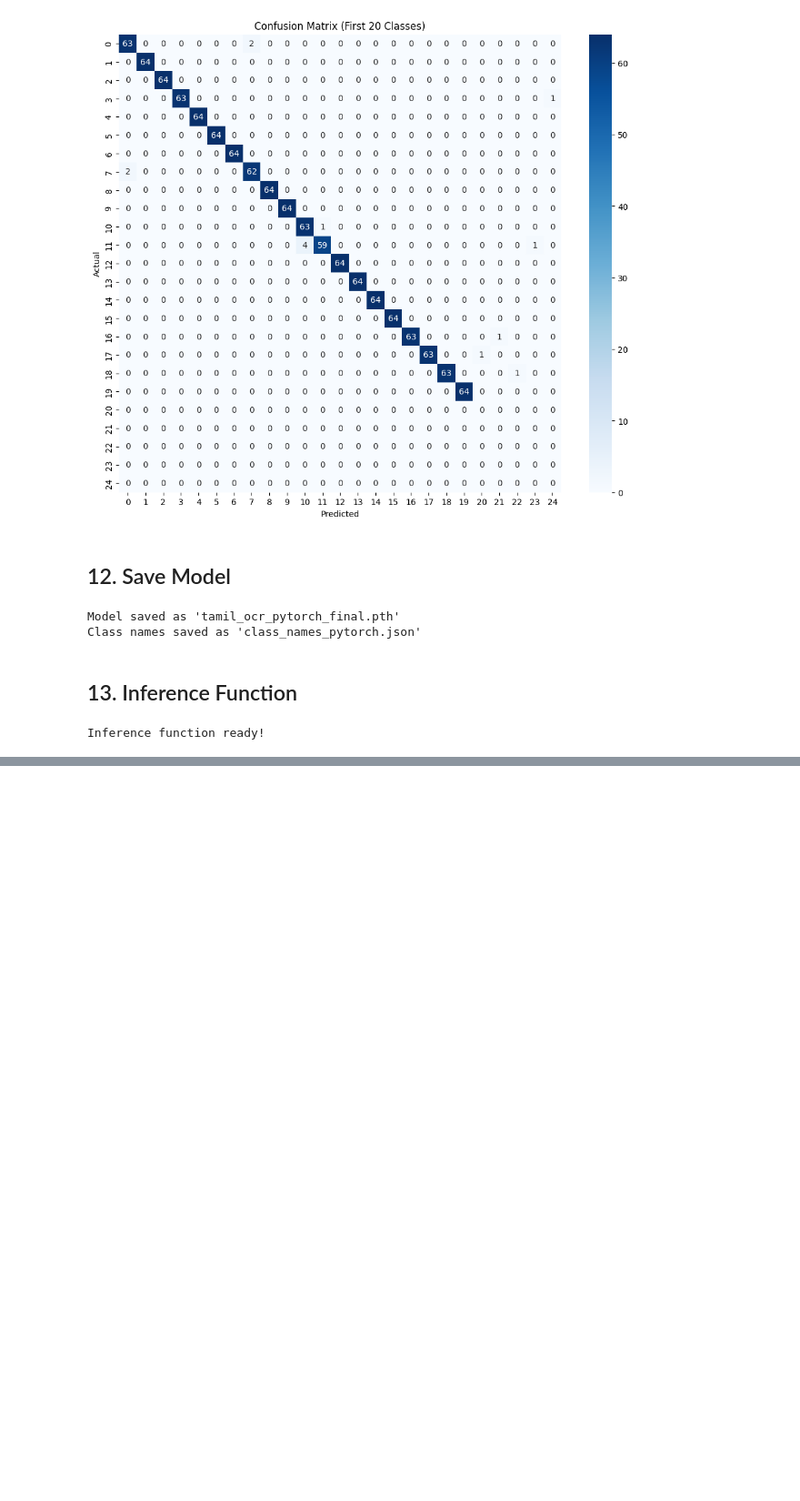
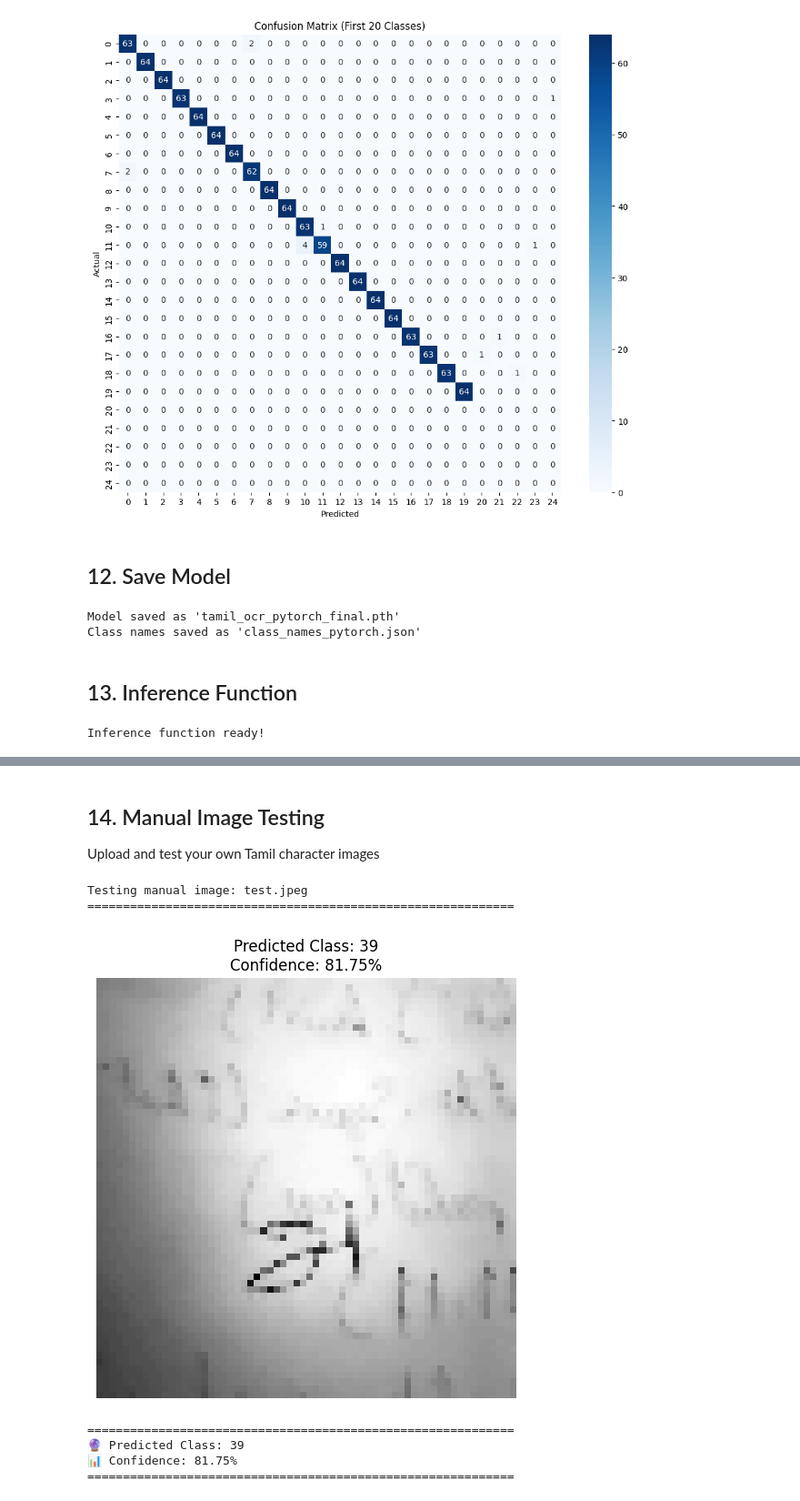
Before and after one commit to gokul18062006/text_extraction, a Jupyter notebook: tamil_ocr_pytorch.ipynb, the cells around one changed output, grey strips where cells are left out. Shown at 91% size. Saved outputs shown, nothing was run; the diff lists cells and outputs as text; code cells hidden in the pictures; blank space fills up the shorter version.

Commit message:
Add Tamil OCR project with PyTorch implementation

```diff
--- a/tamil_ocr_pytorch.ipynb
+++ b/tamil_ocr_pytorch.ipynb
@@ -750,0 +793,42 @@ Inference function ready!
+# %% [markdown]
+## 14. Manual Image Testing
+Upload and test your own Tamil character images
+# %%
+# Test with your own image
+# Replace the path below with your image file path
+
+# Example:
+# manual_img_path = r"C:\Users\gokulp\Desktop\my_tamil_character.bmp"
+# Or use a path from your dataset:
+# manual_img_path = r"data\train\50\12345.bmp"
+
+manual_img_path = r"test.jpeg"  # Replace this with your image path
+
+print(f"Testing manual image: {manual_img_path}")
+print("="*60)
+
+# Check if file exists
+if os.path.exists(manual_img_path):
+    predicted_class, confidence = predict_character(manual_img_path, model, class_names, device)
+
+    print(f"\n{'='*60}")
+    print(f"🔮 Predicted Class: {class_names[predicted_class]}")
+    print(f"📊 Confidence: {confidence:.2%}")
+    print(f"{'='*60}")
+else:
+    print(f"❌ Error: File not found at {manual_img_path}")
+    print("\n💡 Instructions:")
+    print("1. Change the 'manual_img_path' variable above to your image path")
+    print("2. Make sure to use r\"\" for Windows paths or forward slashes /")
+    print("3. Supported formats: .bmp, .tiff, .jpg, .png")
+    print("\nExample paths:")
+    print('   manual_img_path = r"C:\\Users\\gokulp\\Desktop\\my_image.bmp"')
+    print('   manual_img_path = "data/train/25/image.bmp"')
+# %% [output]
+Testing manual image: test.jpeg
+============================================================
+[figure, added]
+============================================================
+🔮 Predicted Class: 39
+📊 Confidence: 81.75%
+============================================================
```
Also changed, not shown: parts of 1 cell of this notebook, 1 other file.
